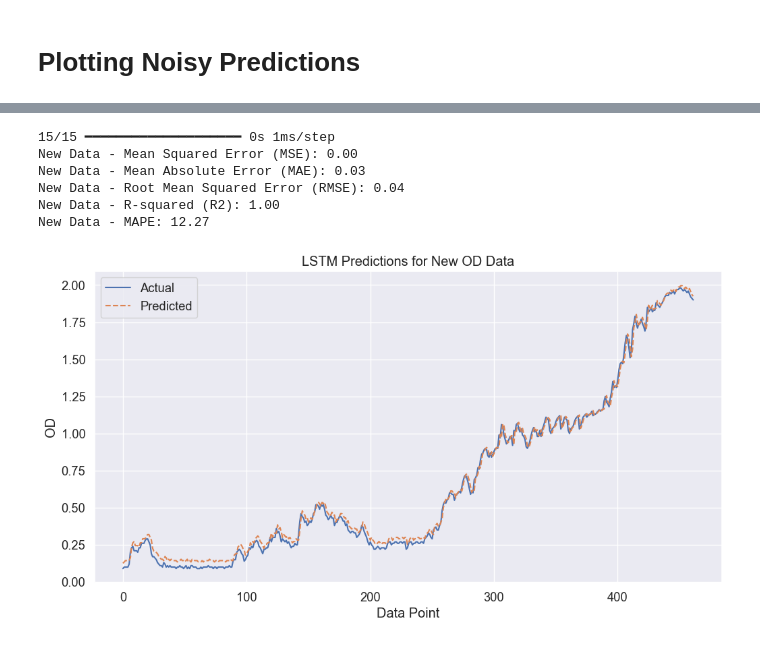
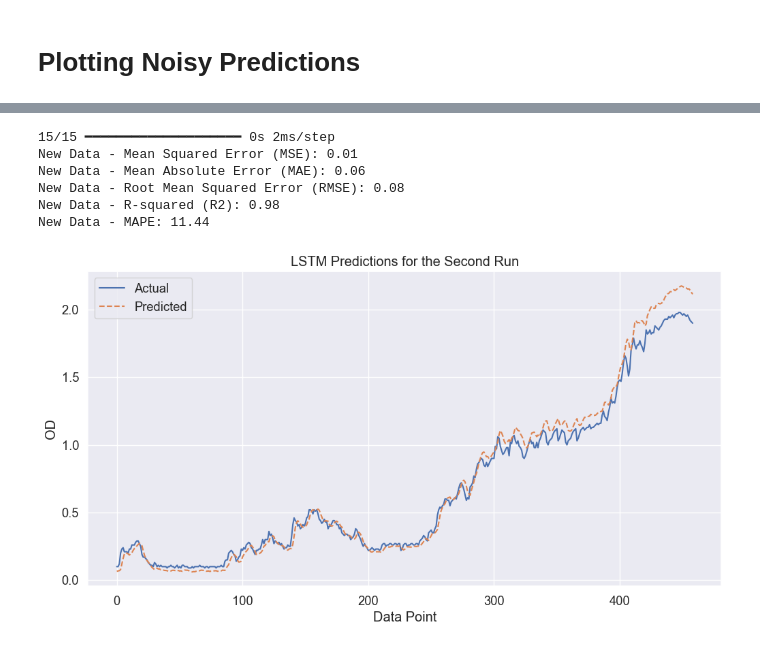
Before and after one commit to Boskabadi/PBR, a Jupyter notebook: PBROD.ipynb, the cells around one changed output, grey strips where cells are left out. Drawn from its saved outputs; the diff is of its cells as text; code cells hidden in the pictures.

Commit message:
Add files via upload
LSTM for prediction of Optical density.

```diff
--- a/PBROD.ipynb
+++ b/PBROD.ipynb
@@ -174,7 +169,7 @@ scaler = MinMaxScaler(feature_range=(0, 1))
 data_scaled = scaler.fit_transform(data)
 
 # Function to create time series data with lookback
-def create_dataset(dataset, look_back=1):
+def create_dataset(dataset, look_back=3):
     X, y = [], []
     for i in range(len(dataset) - look_back):
         X.append(dataset[i:(i + look_back), 0])
@@ -182,7 +177,7 @@ def create_dataset(dataset, look_back=1):
     return np.array(X), np.array(y)
 
 # Define the lookback window
-look_back = 1
+look_back = 3
 
 # Create the time series dataset
 X, y = create_dataset(data_scaled, look_back)
@@ -192,7 +187,7 @@ X = np.reshape(X, (X.shape[0], X.shape[1], 1))
 
 # TimeSeriesSplit cross-validation
 tscv = TimeSeriesSplit(n_splits=5)
-mse_scores, mae_scores, r2_scores = [], [], []
+mse_scores, mae_scores, r2_scores, mape_scores = [], [], [], []
 
 for train_index, test_index in tscv.split(X):
     X_train, X_test = X[train_index], X[test_index]
@@ -219,18 +214,24 @@ for train_index, test_index in tscv.split(X):
     mae = mean_absolute_error(y_test, y_pred)
     r2 = r2_score(y_test, y_pred)
 
+    # Calculate MAPE
+    mape = np.mean(np.abs((y_test - y_pred) / y_test)) * 100
+
     mse_scores.append(mse)
     mae_scores.append(mae)
     r2_scores.append(r2)
+    mape_scores.append(mape)
 
 # Calculate mean and standard deviation of the evaluation metrics
 mse_mean, mse_std = np.mean(mse_scores), np.std(mse_scores)
 mae_mean, mae_std = np.mean(mae_scores), np.std(mae_scores)
 r2_mean, r2_std = np.mean(r2_scores), np.std(r2_scores)
+mape_mean, mape_std = np.mean(mape_scores), np.std(mape_scores)
 
 print(f'Mean MSE: {mse_mean:.2f} ± {mse_std:.2f}')
 print(f'Mean MAE: {mae_mean:.2f} ± {mae_std:.2f}')
 print(f'Mean R2: {r2_mean:.2f} ± {r2_std:.2f}')
+print(f'Mean MAPE: {mape_mean:.2f} ± {mape_std:.2f}')
 
 # Final model training with all data
 model.fit(X, y, epochs=100, batch_size=16)
@@ -356,7 +359,7 @@ df2['Time'] = pd.to_datetime(df2['Time'])
 
 # Define the date range for filtering
 start_time = datetime.datetime(2024, 3, 1)
-end_time = datetime.datetime(2024, 4, 29)
+end_time = datetime.datetime(2024, 5, 29)
 
 # Filter the data based on 'Time'
 dft2 = df2.loc[(df2['Time'] >= start_time) & (df2['Time'] <= end_time)]
@@ -367,7 +370,7 @@ data2 = dftw2[['OD']].values
 data_scaled2 = scaler.transform(data2)  # Assuming 'scaler' was defined and fitted on the training data
 
 # Function to create time series data with lookback
-def create_dataset(dataset, look_back=1):
+def create_dataset(dataset, look_back=4):
     X, y = [], []
     for i in range(len(dataset) - look_back):
         X.append(dataset[i:(i + look_back), 0])
@@ -375,7 +378,7 @@ def create_dataset(dataset, look_back=1):
     return np.array(X), np.array(y)
 
 # Define the lookback window used during training
-look_back = 1
+look_back = 4
 
 # Create the time series dataset
 X_new, y_new = create_dataset(data_scaled2, look_back)
@@ -386,38 +389,38 @@ X_new = np.reshape(X_new, (X_new.shape[0], X_new.shape[1], 1))
 # Load the trained model
 # model = load_model('path_to_your_saved_model.h5') # Uncomment if loading a saved model
 
 # Make predictions on the new data
 y_pred_new = model.predict(X_new)
 y_pred_new = scaler.inverse_transform(y_pred_new)
 y_actual_new = scaler.inverse_transform(y_new.reshape(-1, 1))
 
 # Quantitative Evaluation
 mse_new = mean_squared_error(y_actual_new, y_pred_new)
 mae_new = mean_absolute_error(y_actual_new, y_pred_new)
 rmse_new = np.sqrt(mse_new)
 r2_new = r2_score(y_actual_new, y_pred_new)
 mape_new = np.mean(np.abs((y_actual_new - y_pred_new) / y_actual_new)) * 100
 
 print(f'New Data - Mean Squared Error (MSE): {mse_new:.2f}')
 print(f'New Data - Mean Absolute Error (MAE): {mae_new:.2f}')
 print(f'New Data - Root Mean Squared Error (RMSE): {rmse_new:.2f}')
 print(f'New Data - R-squared (R2): {r2_new:.2f}')
 print(f'New Data - MAPE: {mape_new:.2f}')
 
 # Plot the results
 plt.figure(figsize=(12, 6))
 plt.plot(y_actual_new, label='Actual')
 plt.plot(y_pred_new, label='Predicted', linestyle='dashed')
-plt.title('LSTM Predictions for New OD Data')
+plt.title('LSTM Predictions for the Second Run')
 plt.xlabel('Data Point')
 plt.ylabel('OD')
 plt.legend()
 plt.show()
 # %% [output]
-15/15 ━━━━━━━━━━━━━━━━━━━━ 0s 1ms/step
-New Data - Mean Squared Error (MSE): 0.00
-New Data - Mean Absolute Error (MAE): 0.03
-New Data - Root Mean Squared Error (RMSE): 0.04
-New Data - R-squared (R2): 1.00
-New Data - MAPE: 12.27
+15/15 ━━━━━━━━━━━━━━━━━━━━ 0s 2ms/step
+New Data - Mean Squared Error (MSE): 0.01
+New Data - Mean Absolute Error (MAE): 0.06
+New Data - Root Mean Squared Error (RMSE): 0.08
+New Data - R-squared (R2): 0.98
+New Data - MAPE: 11.44
-[figure, old version]
+[figure, new version]
```
Also changed, not shown: parts of 8 cells of this notebook.
